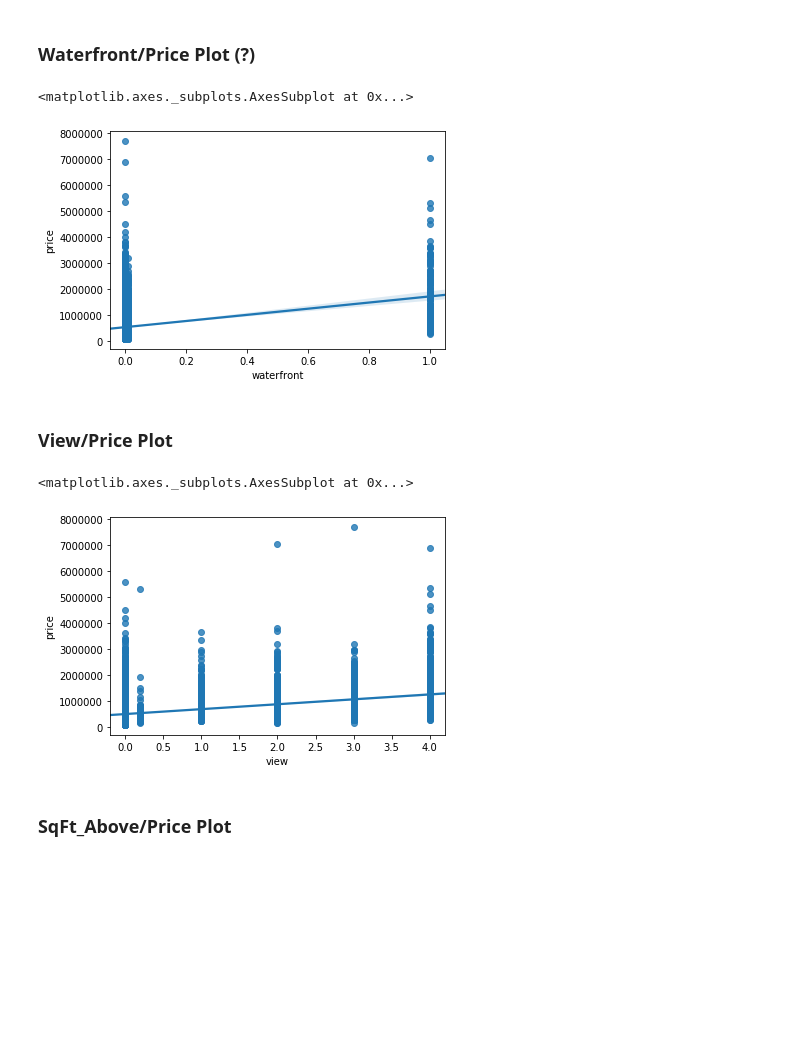
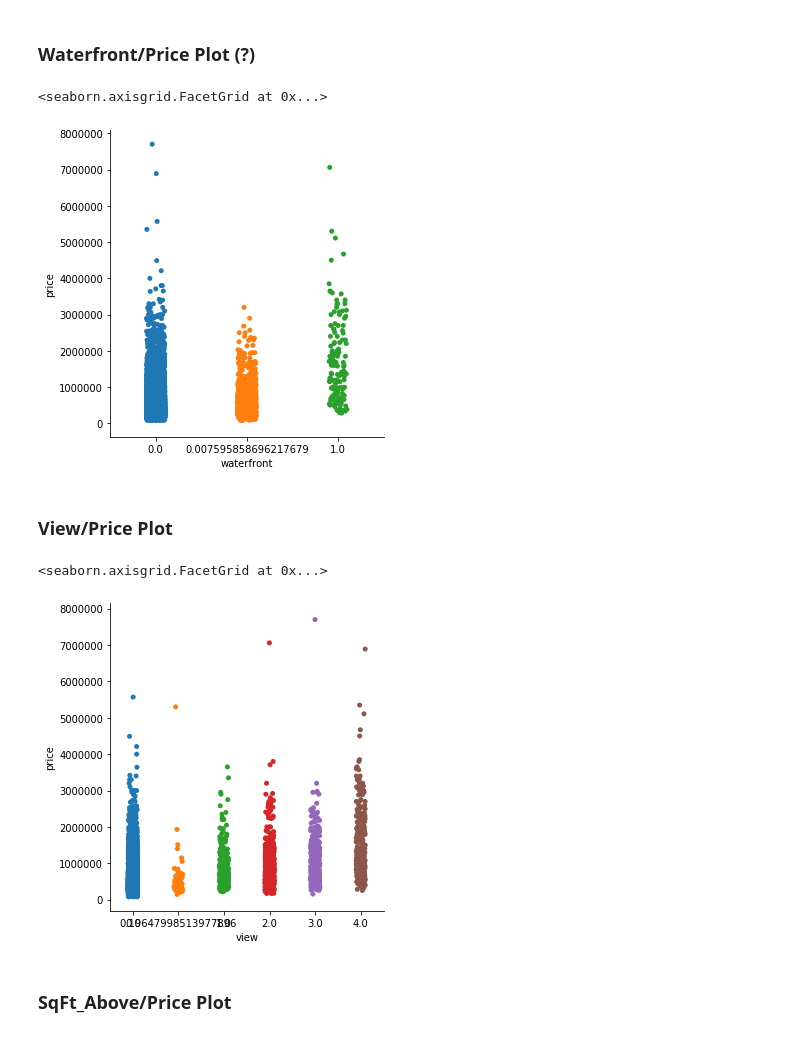
Before and after one commit to BlueViper8907/King-County-Housing-Regression, a Jupyter notebook: project2-codybranch/student_OSEMN.ipynb, the cells around one changed output. Saved outputs shown, nothing was run; the diff lists cells and outputs as text; code cells hidden in the pictures; blank space fills up the shorter version.

```diff
--- a/project2-codybranch/student_OSEMN.ipynb
+++ b/project2-codybranch/student_OSEMN.ipynb
@@ -60,7 +60,7 @@ kc_data['sqft_basement'] = kc_data['sqft_basement'].replace({'?': 0})
 kc_data['sqft_basement'] = kc_data['sqft_basement'].astype(dtype=float, errors='ignore')
 # %%
 #drop unnessecary columns and fix data
-kc_data = kc_data.drop('sqft_living15', 1).drop('sqft_lot15', 1)
+kc_data = kc_data.drop('sqft_living15', 1).drop('sqft_lot15', 1).drop('id', 1).drop('date', 1)
 
 #look for outliers, in bedrooms, we can clearly see a single outlier, for other columns, filtering by z score will be easiest
 kc_data[kc_data['bedrooms'] == 33]
@@ -406,17 +404,17 @@ sns.regplot(x= 'sqft_lot', y= 'price', data=df_renovated)
 # %% [markdown]
 ### Waterfront/Price Plot (?)
 # %%
-sns.regplot(x= 'waterfront', y= 'price', data=df_renovated)
+sns.catplot(x= 'waterfront', y= 'price', data=df_renovated)
 # %% [output]
-<matplotlib.axes._subplots.AxesSubplot at 0x...>
+<seaborn.axisgrid.FacetGrid at 0x...>
-[figure, old version]
+[figure, new version]
 # %% [markdown]
 ### View/Price Plot
 # %%
-sns.regplot(x= 'view', y= 'price', data=df_renovated)
+sns.catplot(x= 'view', y= 'price', data=df_renovated)
 # %% [output]
-<matplotlib.axes._subplots.AxesSubplot at 0x...>
+<seaborn.axisgrid.FacetGrid at 0x...>
-[figure, old version]
+[figure, new version]
 # %% [markdown]
 ### SqFt_Above/Price Plot
 # %%
```
Also changed, not shown: parts of 50 cells of this notebook.
